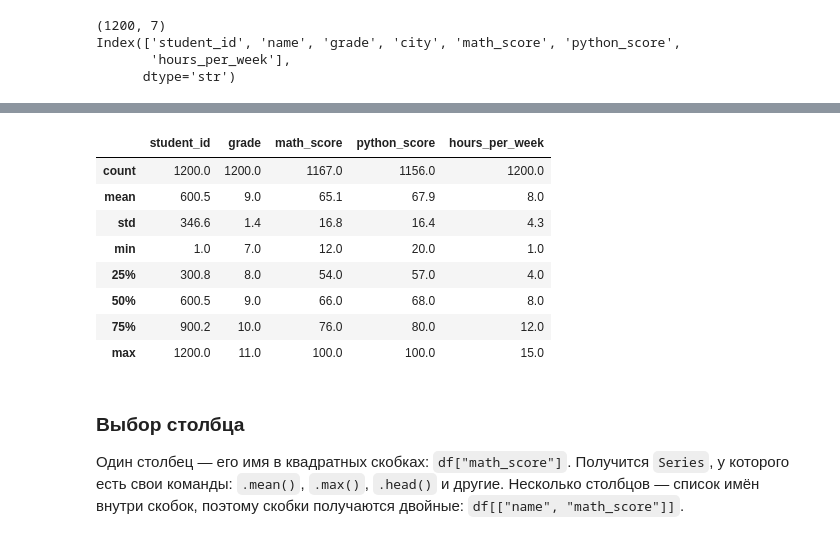
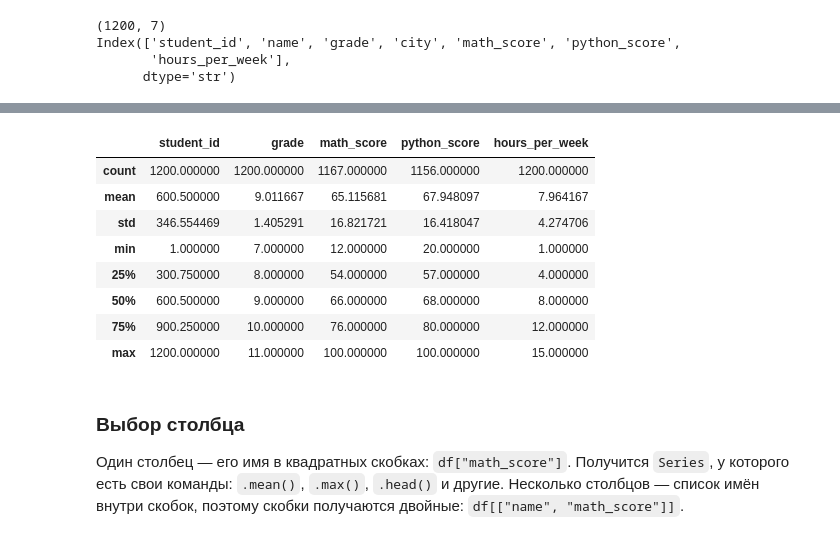
Before and after one commit to The-Mixa/ugmgu_vsosh_ai, a Jupyter notebook: programming/class04: numpy and pandas/numpy_pandas.ipynb, the cells around one changed output, grey strips where cells are left out. Saved outputs shown, nothing was run; the diff lists cells and outputs as text; code cells hidden in the pictures.

```diff
--- a/programming/class04: numpy and pandas/numpy_pandas.ipynb
+++ b/programming/class04: numpy and pandas/numpy_pandas.ipynb
@@ -255,17 +269,17 @@ Data columns (total 7 columns):
 dtypes: float64(2), int64(3), str(2)
 memory usage: 65.8 KB
 # %%
-df.describe().round(1)
+df.describe()
 # %% [output]
 |  | student_id | grade | math_score | python_score | hours_per_week |
-| count | 1200.0 | 1200.0 | 1167.0 | 1156.0 | 1200.0 |
-| mean | 600.5 | 9.0 | 65.1 | 67.9 | 8.0 |
-| std | 346.6 | 1.4 | 16.8 | 16.4 | 4.3 |
-| min | 1.0 | 7.0 | 12.0 | 20.0 | 1.0 |
-| 25% | 300.8 | 8.0 | 54.0 | 57.0 | 4.0 |
-| 50% | 600.5 | 9.0 | 66.0 | 68.0 | 8.0 |
-| 75% | 900.2 | 10.0 | 76.0 | 80.0 | 12.0 |
-| max | 1200.0 | 11.0 | 100.0 | 100.0 | 15.0 |
+| count | 1200.000000 | 1200.000000 | 1167.000000 | 1156.000000 | 1200.000000 |
+| mean | 600.500000 | 9.011667 | 65.115681 | 67.948097 | 7.964167 |
+| std | 346.554469 | 1.405291 | 16.821721 | 16.418047 | 4.274706 |
+| min | 1.000000 | 7.000000 | 12.000000 | 20.000000 | 1.000000 |
+| 25% | 300.750000 | 8.000000 | 54.000000 | 57.000000 | 4.000000 |
+| 50% | 600.500000 | 9.000000 | 66.000000 | 68.000000 | 8.000000 |
+| 75% | 900.250000 | 10.000000 | 76.000000 | 80.000000 | 12.000000 |
+| max | 1200.000000 | 11.000000 | 100.000000 | 100.000000 | 15.000000 |
 # %% [markdown]
 ### Выбор столбца
 
```
Also changed, not shown: parts of 15 cells of this notebook, 3 other files.
